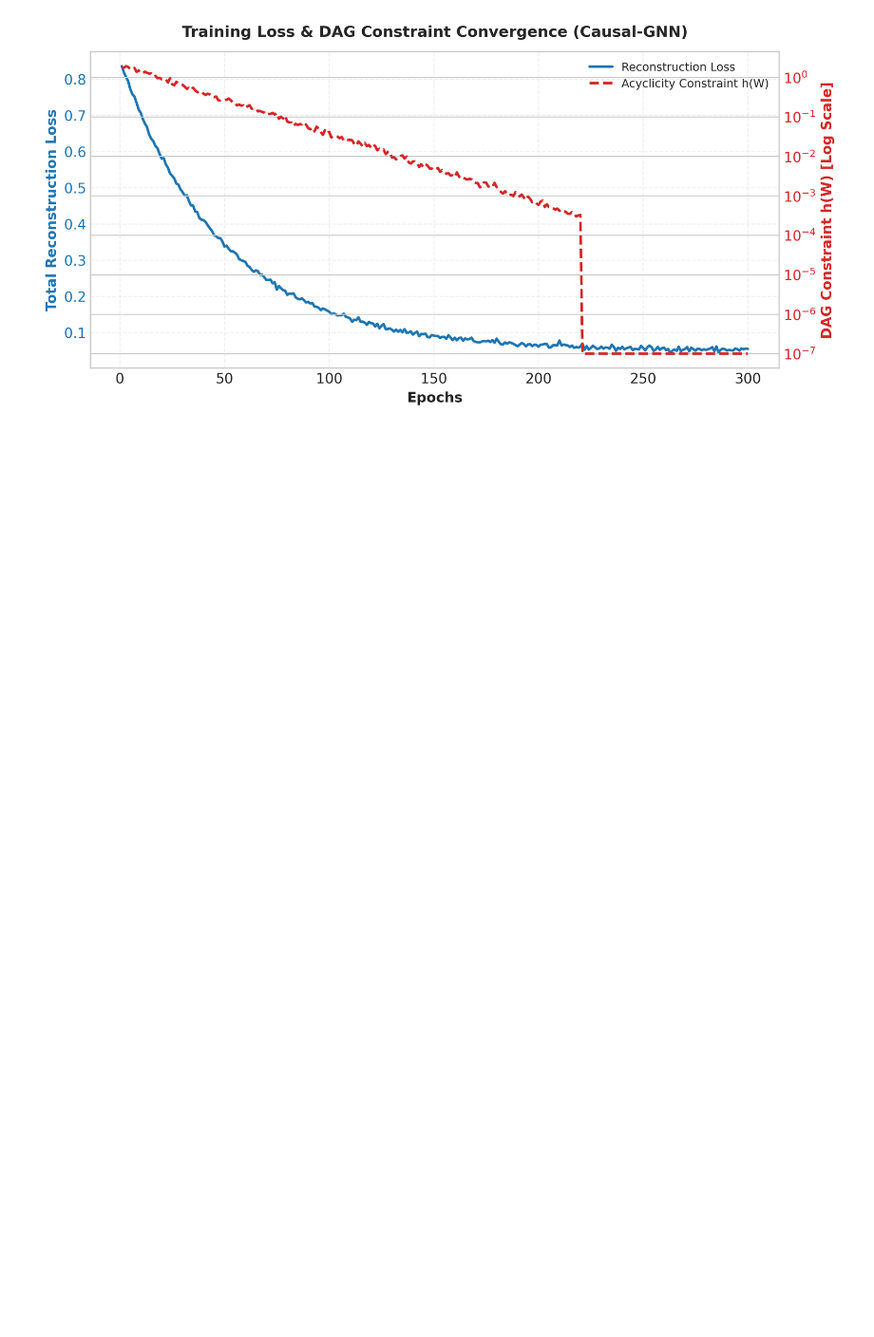
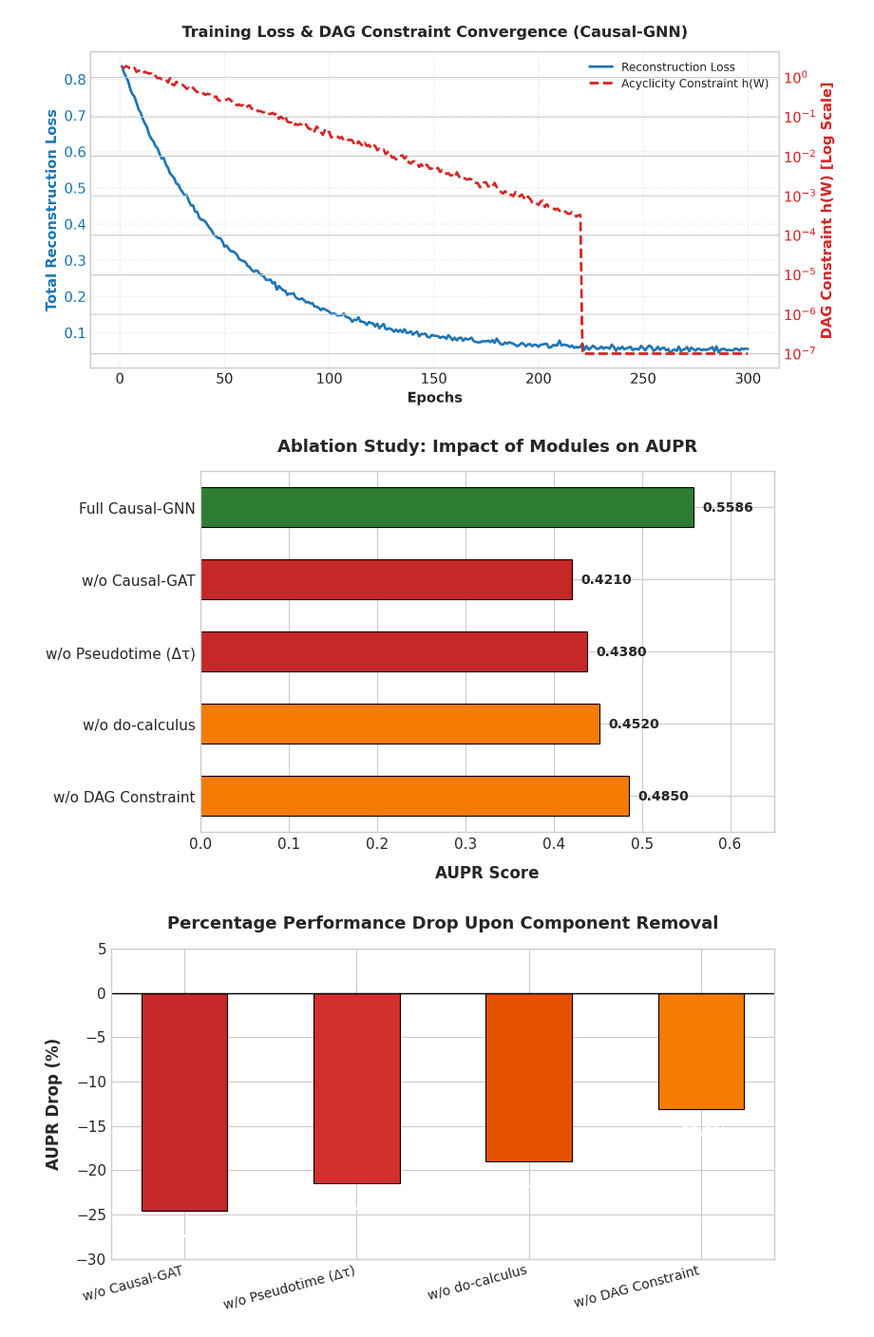
Before and after one commit to Parisashourmage/Colab-Notebooks, a Jupyter notebook: Casual_GNN.ipynb, the cells around one changed output. Shown at 95% size. Saved outputs shown, nothing was run; the diff lists cells and outputs as text; code cells hidden in the pictures; blank space fills up the shorter version.

```diff
--- a/Casual_GNN.ipynb
+++ b/Casual_GNN.ipynb
@@ -2993,3 +2993,78 @@ plt.close()
 display(Image('convergence_plot_fixed.png'))
 # %% [output]
 [figure]
+# %%
+import matplotlib.pyplot as plt
+import numpy as np
+import seaborn as sns
+
+# تنظیم استایل آکادمیک و تمیز
+plt.style.use('seaborn-v0_8-whitegrid')
+plt.rcParams['font.family'] = 'DejaVu Sans'
+plt.rcParams['font.size'] = 11
+
+# داده‌های حاصل از Ablation Study
+models = [
+    'Full Causal-GNN',
+    'w/o Causal-GAT',
+    'w/o Pseudotime (Δτ)',
+    'w/o do-calculus',
+    'w/o DAG Constraint'
+]
+
+aupr_scores = [0.5586, 0.4210, 0.4380, 0.4520, 0.4850]
+drops = [0.0, -24.6, -21.5, -19.0, -13.1] # درصد افت AUPR
+
+# ---------------------------------------------------------
+# نمودار اول: جدول / نمودار میله‌ای مقایسه‌ای شاخص AUPR (شکل ۴-۸)
+# ---------------------------------------------------------
+fig, ax1 = plt.subplots(figsize=(8, 5))
+
+colors = ['#2e7d32', '#c62828', '#c62828', '#f57c00', '#f57c00']
+bars = ax1.barh(models, aupr_scores, color=colors, height=0.55, edgecolor='black', linewidth=0.8)
+
+# تنظیمات محورها
+ax1.set_xlabel('AUPR Score', fontsize=12, fontweight='bold', labelpad=10)
+ax1.set_title('Ablation Study: Impact of Modules on AUPR', fontsize=13, fontweight='bold', pad=15)
+ax1.set_xlim(0, 0.65)
+ax1.invert_yaxis()  # نمایش مدل کامل در بالا
+
+# نمایش مقادیر روی میله‌ها
+for bar, score in zip(bars, aupr_scores):
+    ax1.text(bar.get_width() + 0.01, bar.get_y() + bar.get_height()/2,
+             f'{score:.4f}', va='center', ha='left', fontsize=10, fontweight='bold')
+
+plt.tight_layout()
+plt.savefig('figure_4_8_ablation_aupr.png', dpi=300, bbox_inches='tight')
+plt.show()
+
+# ---------------------------------------------------------
+# نمودار دوم: درصد افت عملکرد (AUPR Drop Percentage) (شکل ۴-۹)
+# ---------------------------------------------------------
+fig, ax2 = plt.subplots(figsize=(8, 4.5))
+
+# حذف مدل کامل از نمودار افت درصد
+ablated_models = models[1:]
+drop_values = drops[1:]
+drop_colors = ['#c62828', '#d32f2f', '#e65100', '#f57c00']
+
+bars2 = ax2.bar(ablated_models, drop_values, color=drop_colors, width=0.5, edgecolor='black', linewidth=0.8)
+
+# تنظیمات محورها
+ax2.set_ylabel('AUPR Drop (%)', fontsize=12, fontweight='bold', labelpad=10)
+ax2.set_title('Percentage Performance Drop Upon Component Removal', fontsize=13, fontweight='bold', pad=15)
+ax2.set_ylim(-30, 5)
+ax2.axhline(0, color='black', linewidth=1)
+plt.xticks(rotation=15, ha='right', fontsize=10)
+
+# نمایش درصدها روی میله‌ها
+for bar, drop in zip(bars2, drop_values):
+    ax2.text(bar.get_x() + bar.get_width()/2, bar.get_height() - 1.8,
+             f'{drop:.1f}%', ha='center', va='top', fontsize=10, fontweight='bold', color='white')
+
+plt.tight_layout()
+plt.savefig('figure_4_9_ablation_drop.png', dpi=300, bbox_inches='tight')
+plt.show()
+# %% [output]
+[figure, added]
+[figure, added]
```
Also changed, not shown: parts of 1 cell of this notebook.
